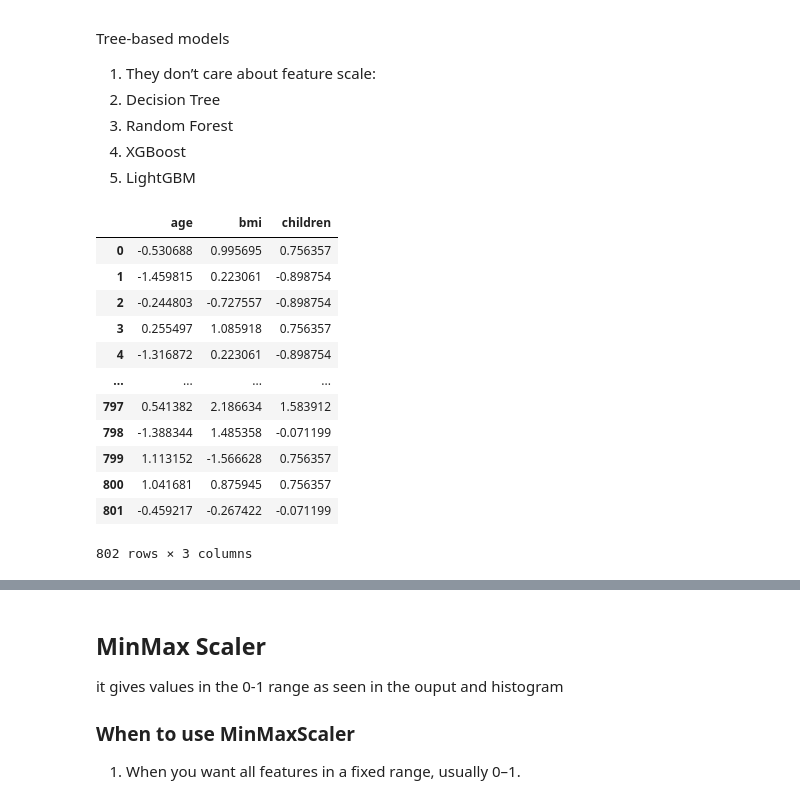
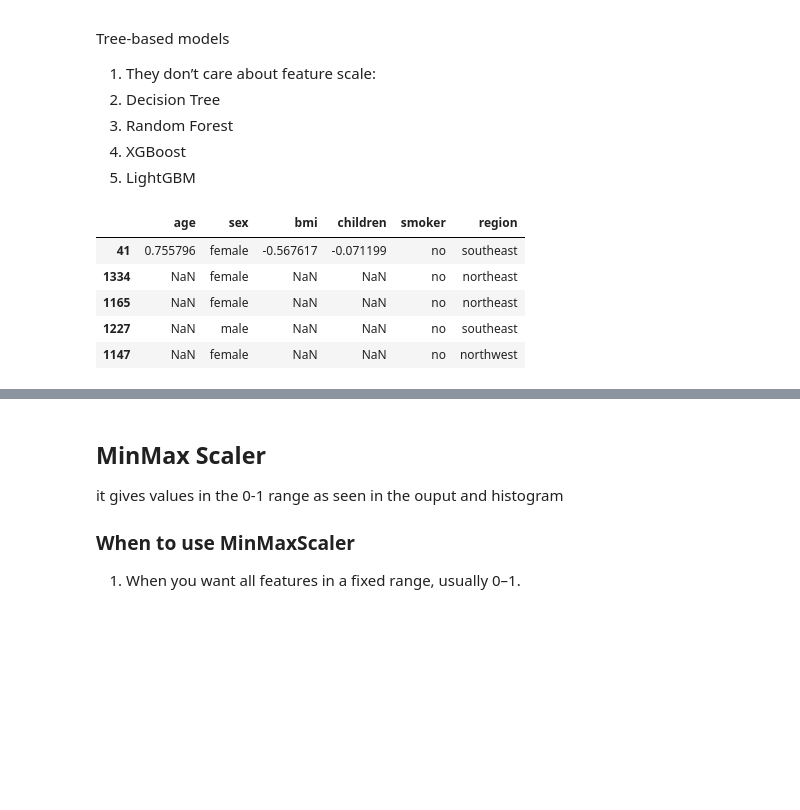
Before and after one commit to Muhammad-Bilal1605/LearningAI, a Jupyter notebook: scripts/assignment_4_scikitLearn.ipynb, the cells around one changed output, grey strips where cells are left out. Cells and saved outputs as stored; diff of their text form; code cells hidden in the pictures; blank space fills up the shorter version.

```diff
--- a/scripts/assignment_4_scikitLearn.ipynb
+++ b/scripts/assignment_4_scikitLearn.ipynb
@@ -170,4 +183,4 @@ Tree-based models
 # %%
 standardScaler=StandardScaler()
 x1=standardScaler.fit_transform(X_train[["age","bmi","children"]])
-x1=pd.DataFrame(x1,columns=["age","bmi","children"])
+X_train[["age","bmi","children"]]=pd.DataFrame(x1,columns=["age","bmi","children"])
@@ -176,17 +187,10 @@ x1=pd.DataFrame(x1,columns=["age","bmi","children"])
 # %%
-x1
+X_train.head(5)
 # %% [output]
-|  | age | bmi | children |
-| 0 | -0.530688 | 0.995695 | 0.756357 |
-| 1 | -1.459815 | 0.223061 | -0.898754 |
-| 2 | -0.244803 | -0.727557 | -0.898754 |
-| 3 | 0.255497 | 1.085918 | 0.756357 |
-| 4 | -1.316872 | 0.223061 | -0.898754 |
-| ... | ... | ... | ... |
-| 797 | 0.541382 | 2.186634 | 1.583912 |
-| 798 | -1.388344 | 1.485358 | -0.071199 |
-| 799 | 1.113152 | -1.566628 | 0.756357 |
-| 800 | 1.041681 | 0.875945 | 0.756357 |
-| 801 | -0.459217 | -0.267422 | -0.071199 |
+|  | age | sex | bmi | children | smoker | region |
+| 41 | 0.755796 | female | -0.567617 | -0.071199 | no | southeast |
+| 1334 | NaN | female | NaN | NaN | no | northeast |
+| 1165 | NaN | female | NaN | NaN | no | northeast |
+| 1227 | NaN | male | NaN | NaN | no | southeast |
+| 1147 | NaN | female | NaN | NaN | no | northwest |
-802 rows × 3 columns
 # %%
```
Also changed, not shown: parts of 9 cells of this notebook.
